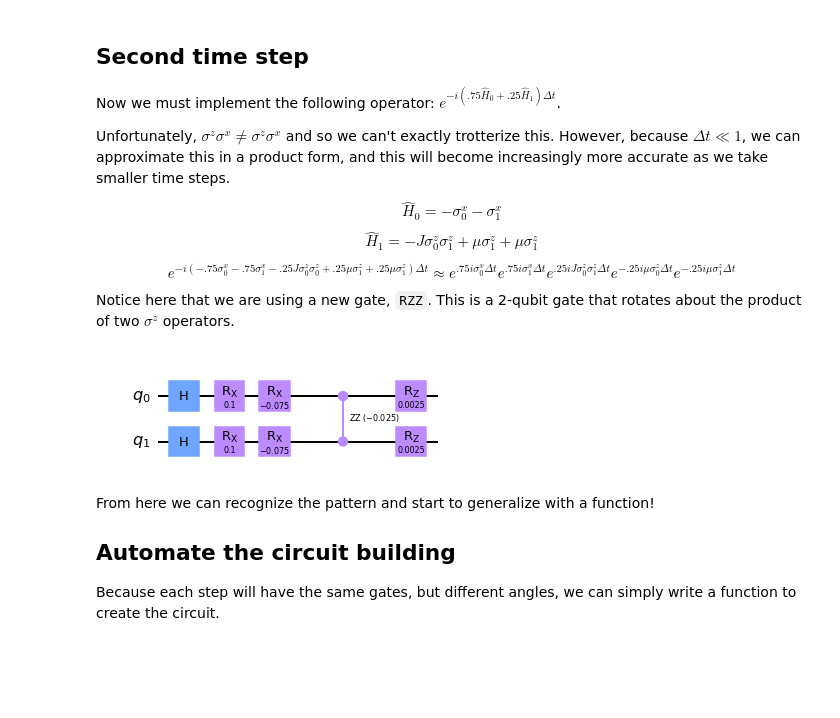
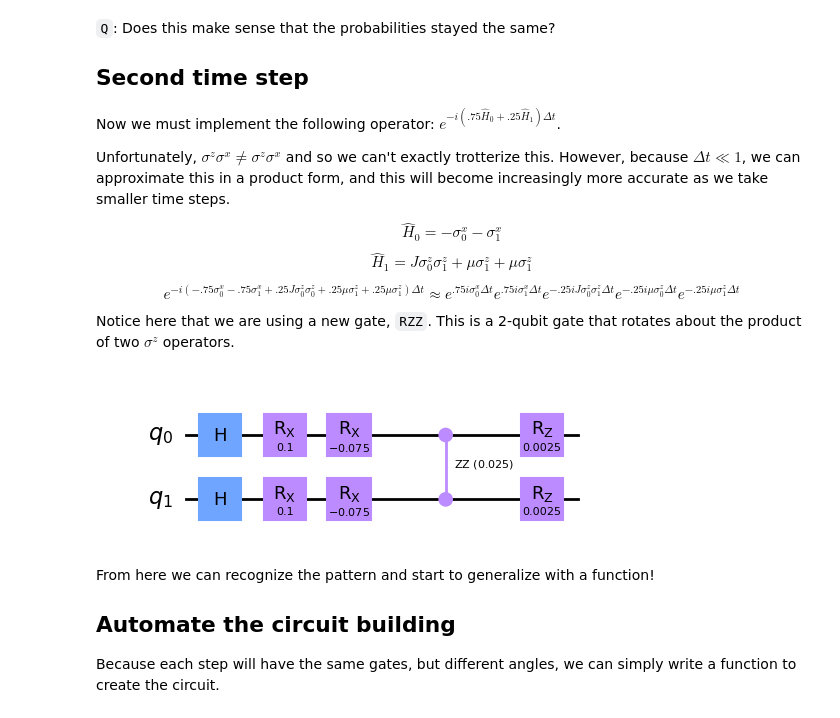
Before and after one commit to y-pleim/AdiabaticPrinciple, a Jupyter notebook: 3_adiabatic.ipynb, the cells around one changed output. Drawn from its saved outputs; the diff is of its cells as text; code cells hidden in the pictures; blank space fills up the shorter version.

```diff
--- a/3_adiabatic.ipynb
+++ b/3_adiabatic.ipynb
@@ -82,4 +82,7 @@ plot_histogram(execute(circ, backend = sim).result().get_counts(circ))
 # %% [markdown]
+`Q`: Does this make sense that the probabilities stayed the same?
+
+
 ## Second time step
 
 Now we must implement the following operator: $e^{-i\left(.75\hat{H}_0 + .25\hat{H}_1\right)\Delta t}$.
@@ -88,14 +91,14 @@ Unfortunately, $\sigma^z\sigma^x \neq \sigma^z\sigma^x$ and so we can't exactly
 However, because $\Delta t \ll 1$, we can approximate this in a product form, and this will become increasingly more accurate as we take smaller time steps.
 
 $$ \hat{H}_0 = - \sigma^x_0 - \sigma^x_1$$
-$$ \hat{H}_1 = - J\sigma^z_0\sigma^z_1 + \mu\sigma^z_1 + \mu\sigma^z_1$$
+$$ \hat{H}_1 = J\sigma^z_0\sigma^z_1 + \mu\sigma^z_1 + \mu\sigma^z_1$$
 
 $$
-e^{-i\left(- .75\sigma^x_0 - .75\sigma^x_1 - .25 J\sigma^z_0\sigma^z_0 + .25\mu\sigma^z_1 + .25\mu\sigma^z_1\right)\Delta t}
+e^{-i\left(- .75\sigma^x_0 - .75\sigma^x_1 + .25 J\sigma^z_0\sigma^z_0 + .25\mu\sigma^z_1 + .25\mu\sigma^z_1\right)\Delta t}
 \approx
 e^{.75 i\sigma^x_0\Delta t}
 e^{.75 i\sigma^x_1\Delta t}
-e^{.25 i J\sigma^z_0\sigma^z_1 \Delta t}
+e^{-.25 i J\sigma^z_0\sigma^z_1 \Delta t}
 e^{-.25 i \mu\sigma^z_0 \Delta t}
 e^{-.25 i \mu\sigma^z_1 \Delta t}
 $$
@@ -105,23 +108,23 @@ This is a 2-qubit gate that rotates about the product of two $\sigma^z$ operator
 # %%
 circ = QuantumCircuit(2,0)
 # initialize
 circ.h(0)
 circ.h(1)
 
 # time step 1
 circ.rx(.1,0)
 circ.rx(.1,1)
 
 # time step 2
 circ.rx(-.075,0)
 circ.rx(-.075,1)
-circ.rzz(-.025,0,1)
+circ.rzz(.025,0,1)
 circ.rz(.0025,0)
 circ.rz(.0025,1)
 
 circ.draw(output = 'mpl')
 # %% [output]
-[figure, old version]
+[figure, new version]
 # %% [markdown]
 From here we can recognize the pattern and start to generalize with a function!
 
```
Also changed, not shown: parts of 10 cells of this notebook, 2 other files.
